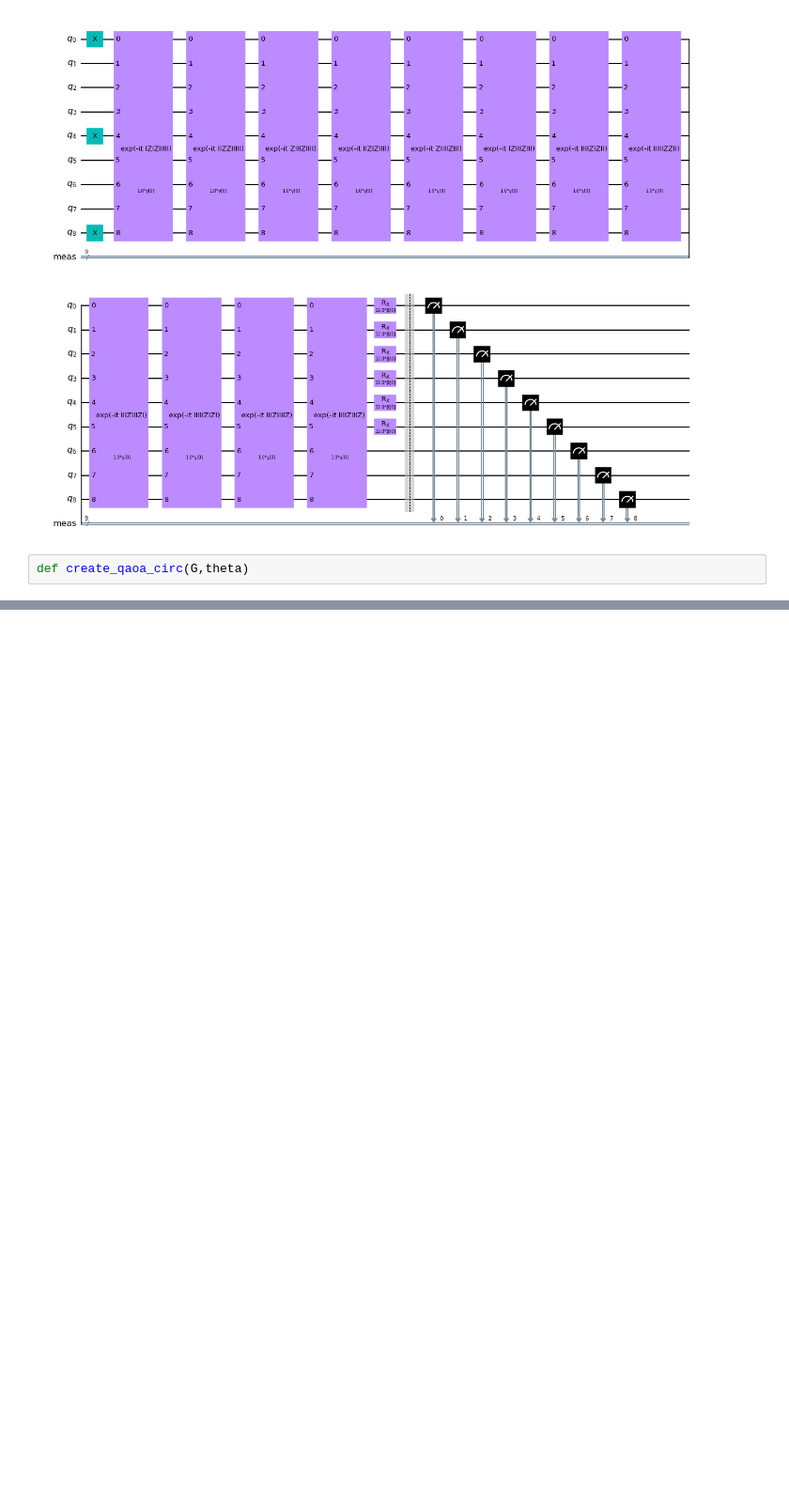
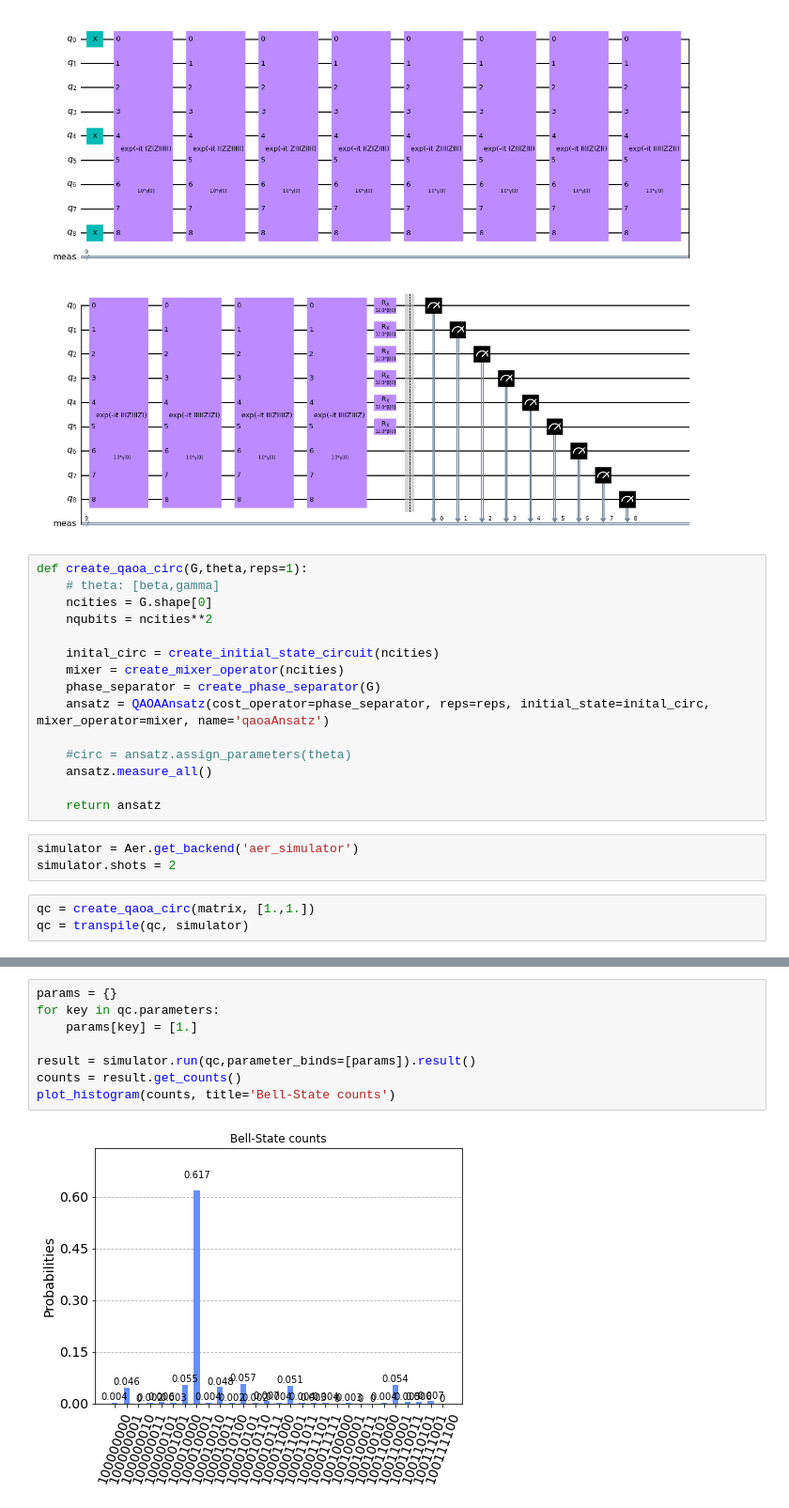
Before and after one commit to simondobers/quantum_alternating_operator, a Jupyter notebook: Untitled.ipynb, the cells around one changed output, grey strips where cells are left out. Shown at 94% size. Drawn from its saved outputs; the diff is of its cells as text; blank space fills up the shorter version.

```diff
--- a/Untitled.ipynb
+++ b/Untitled.ipynb
@@ -58,5 +46,24 @@ circ.measure_all()
 circ.draw('mpl')
 # %% [output]
 [figure]
-# %%
-def create_qaoa_circ(G,theta)
+# %%
+def create_qaoa_circ(G,theta,reps=1):
+    # theta: [beta,gamma]
+    ncities = G.shape[0]
+    nqubits = ncities**2
+
+    inital_circ = create_initial_state_circuit(ncities)
+    mixer = create_mixer_operator(ncities)
+    phase_separator = create_phase_separator(G)
+    ansatz = QAOAAnsatz(cost_operator=phase_separator, reps=reps, initial_state=inital_circ, mixer_operator=mixer, name='qaoaAnsatz')
+
+    #circ = ansatz.assign_parameters(theta)
+    ansatz.measure_all()
+
+    return ansatz
+# %%
+simulator = Aer.get_backend('aer_simulator')
+simulator.shots = 2
+# %%
+qc = create_qaoa_circ(matrix, [1.,1.])
+qc = transpile(qc, simulator)
@@ -62,0 +96,10 @@ def create_qaoa_circ(G,theta)
+# %%
+params = {}
+for key in qc.parameters:
+    params[key] = [1.]
+
+result = simulator.run(qc,parameter_binds=[params]).result()
+counts = result.get_counts()
+plot_histogram(counts, title='Bell-State counts')
+# %% [output]
+[figure, added]
```
Also changed, not shown: parts of 14 cells of this notebook.
